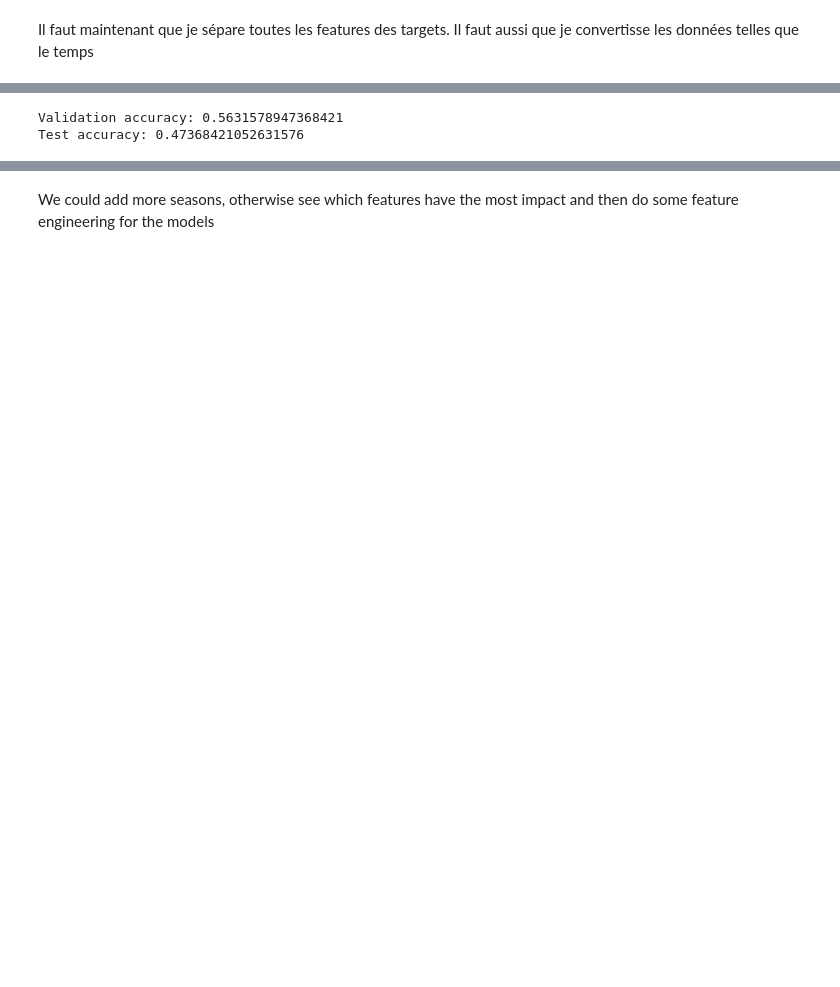
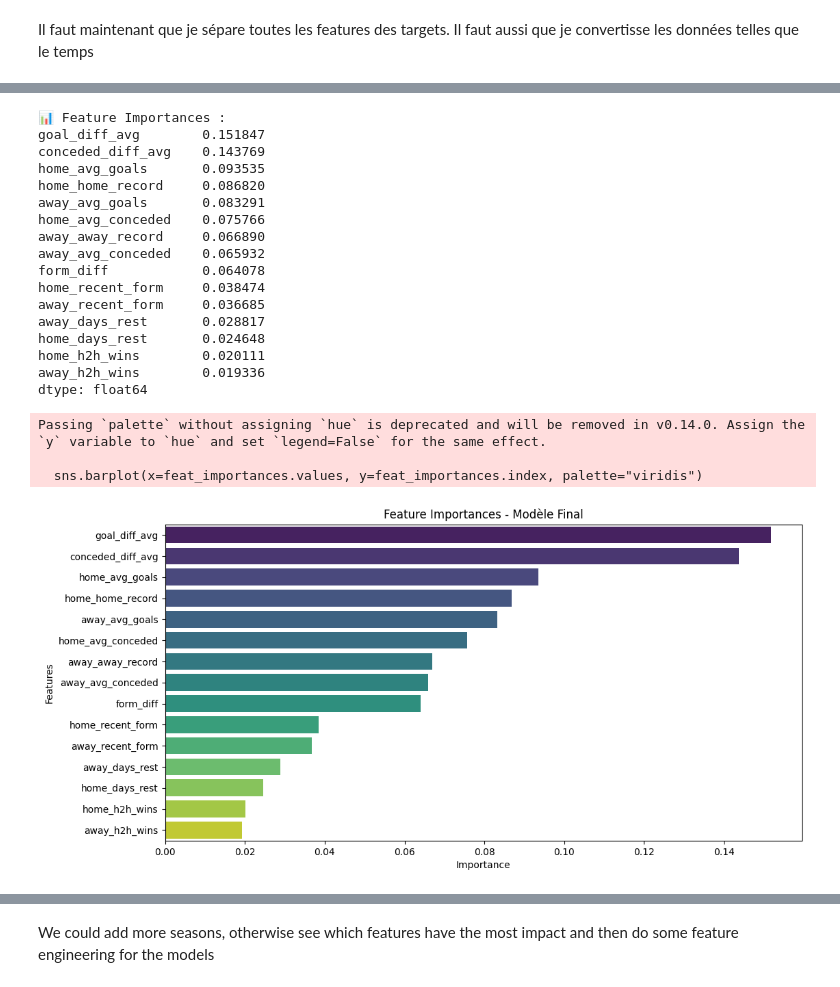
Before and after one commit to Alba91/Predicting-Football-Match-Outcomes-Using-Machine-Learning, a Jupyter notebook: draft.ipynb, the cells around one changed output, grey strips where cells are left out. Saved outputs shown, nothing was run; the diff lists cells and outputs as text; code cells hidden in the pictures; blank space fills up the shorter version.

```diff
--- a/draft.ipynb
+++ b/draft.ipynb
@@ -413,10 +281,11 @@ cols_to_delete= ['HomeTeam', 'AwayTeam', 'match_id', 'Div', 'Date', 'FTHG', 'FTA
 for K in K_values:
     for home_adv in home_adv_values:
         # Recalcul Elo
-        tmp_df = compute_elo(features_df.copy(), K=K, home_advantage=home_adv)
+        # tmp_df = compute_elo(features_df.copy(), K=K, home_advantage=home_adv)
 
         # Nettoyage
-        tmp_df = tmp_df.drop(columns=cols_to_delete)
+        tmp_df = features_df.copy().drop(columns=cols_to_delete)
+        # tmp_df = tmp_df.drop(columns=cols_to_delete)
 
         # Split saisonnier
         X_train = tmp_df[tmp_df["Season"].isin(train_seasons)].drop(columns=["FTR", "Season"])
@@ -488,5 +357,2 @@ K=20, HA=0 | n=200, depth=12, leaf=5 => Val=0.5816, Test=0.4789
-# %%
-cols_to_delete= ['HomeTeam', 'AwayTeam', 'match_id', 'Div', 'Date', 'FTHG', 'FTAG', 'HTHG', 'HTAG', 'HTR', 'Referee', 'HS', 'AS', 'HST', 'AST', 'HC', 'AC', 'HF', 'AF', 'HY', 'AY', 'HR', 'AR']
-features_df= features_df.drop(columns=cols_to_delete).reset_index(drop=True)
 # %% [markdown]
 Il faut maintenant que je sépare toutes les features des targets. Il faut aussi que je convertisse les données telles que le temps
@@ -506,26 +421,40 @@ y_test = features_df[features_df['Season'].isin(test_seasons)]['FTR']
-# %%
-from sklearn.ensemble import RandomForestClassifier
-from sklearn.metrics import accuracy_score
-
-model = RandomForestClassifier(
-    n_estimators=200,
-    max_depth=8,
-    min_samples_leaf=5,
-    random_state=42
-)
-
-model.fit(X_train, y_train)
-
-# Validation
-val_pred = model.predict(X_val)
-print("Validation accuracy:", accuracy_score(y_val, val_pred))
-
-# Test
-test_pred = model.predict(X_test)
-print("Test accuracy:", accuracy_score(y_test, test_pred))
-# %% [output]
-Validation accuracy: 0.5631578947368421
-Test accuracy: 0.47368421052631576
+# %%
+# Feature importances
+feat_importances = pd.Series(final_model.feature_importances_, index=X_train.columns)
+feat_importances = feat_importances.sort_values(ascending=False)
+
+print("\n📊 Feature Importances :")
+print(feat_importances)
+
+# Visualisation
+plt.figure(figsize=(12, 6))
+sns.barplot(x=feat_importances.values, y=feat_importances.index, palette="viridis")
+plt.title("Feature Importances - Modèle Final")
+plt.xlabel("Importance")
+plt.ylabel("Features")
+plt.show()
+# %% [output]
+📊 Feature Importances :
+goal_diff_avg        0.151847
+conceded_diff_avg    0.143769
+home_avg_goals       0.093535
+home_home_record     0.086820
+away_avg_goals       0.083291
+home_avg_conceded    0.075766
+away_away_record     0.066890
+away_avg_conceded    0.065932
+form_diff            0.064078
+home_recent_form     0.038474
+away_recent_form     0.036685
+away_days_rest       0.028817
+home_days_rest       0.024648
+home_h2h_wins        0.020111
+away_h2h_wins        0.019336
+dtype: float64
+Passing `palette` without assigning `hue` is deprecated and will be removed in v0.14.0. Assign the `y` variable to `hue` and set `legend=False` for the same effect.
+
+  sns.barplot(x=feat_importances.values, y=feat_importances.index, palette="viridis")
+[figure, added]
 # %%
 from sklearn.metrics import confusion_matrix
 confusion_matrix(y_test, test_pred)
```
Also changed, not shown: parts of 15 cells of this notebook.
